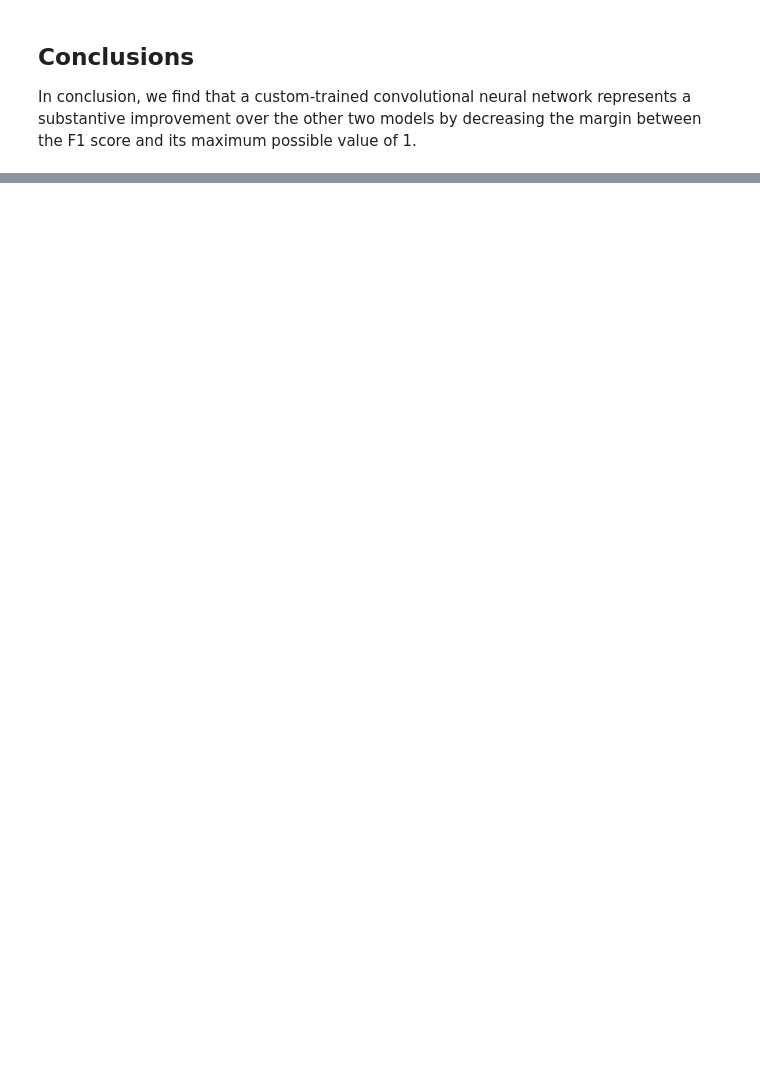
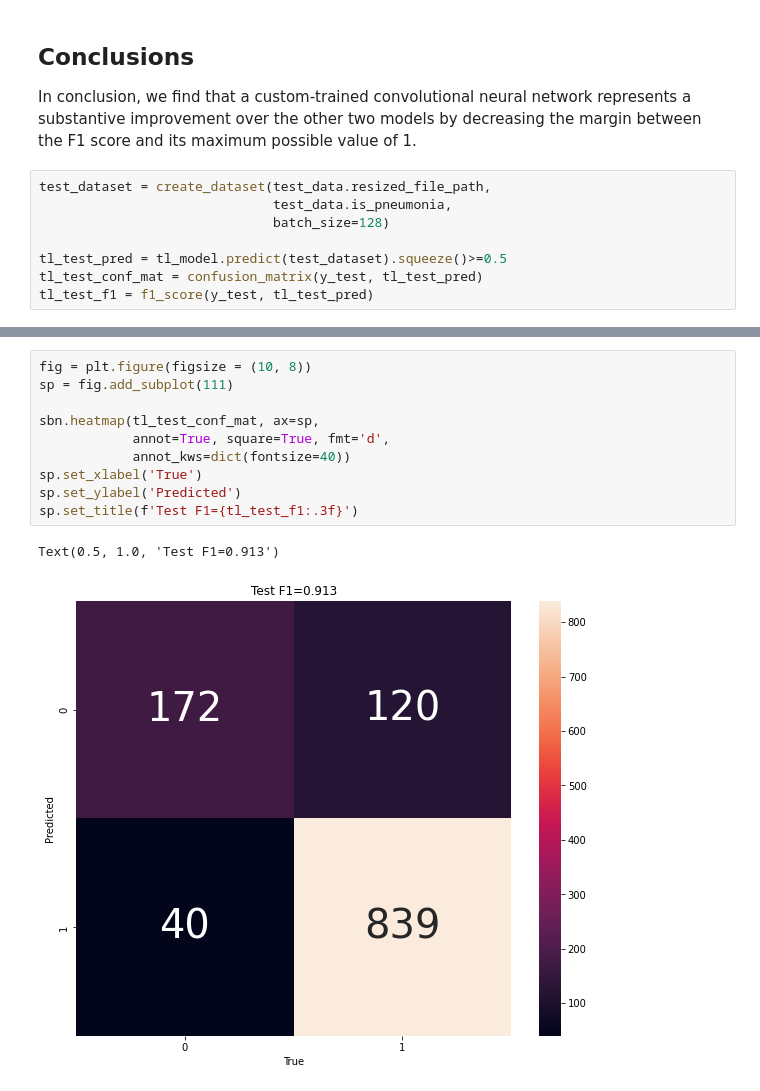
Before and after one commit to adam-broussard/Chandra, a Jupyter notebook: notebooks/5_Model_Selection_and_Evaluation.ipynb, the cells around one changed output, grey strips where cells are left out. Cells and saved outputs as stored; diff of their text form; blank space fills up the shorter version.

```diff
--- a/notebooks/5_Model_Selection_and_Evaluation.ipynb
+++ b/notebooks/5_Model_Selection_and_Evaluation.ipynb
@@ -145,3 +136,11 @@ Text(0.5, 1.0, 'Test F1=0.964')
 ## Conclusions
 
 In conclusion, we find that a custom-trained convolutional neural network represents a substantive improvement over the other two models by decreasing the margin between the F1 score and its maximum possible value of 1.
+# %%
+test_dataset = create_dataset(test_data.resized_file_path,
+                              test_data.is_pneumonia,
+                              batch_size=128)
+
+tl_test_pred = tl_model.predict(test_dataset).squeeze()>=0.5
+tl_test_conf_mat = confusion_matrix(y_test, tl_test_pred)
+tl_test_f1 = f1_score(y_test, tl_test_pred)
@@ -147,0 +149,13 @@ In conclusion, we find that a custom-trained convolutional neural network repres
+# %%
+fig = plt.figure(figsize = (10, 8))
+sp = fig.add_subplot(111)
+
+sbn.heatmap(tl_test_conf_mat, ax=sp,
+            annot=True, square=True, fmt='d',
+            annot_kws=dict(fontsize=40))
+sp.set_xlabel('True')
+sp.set_ylabel('Predicted')
+sp.set_title(f'Test F1={tl_test_f1:.3f}')
+# %% [output]
+Text(0.5, 1.0, 'Test F1=0.913')
+[figure, added]
```
Also changed, not shown: parts of 8 cells of this notebook, 3 other files.
